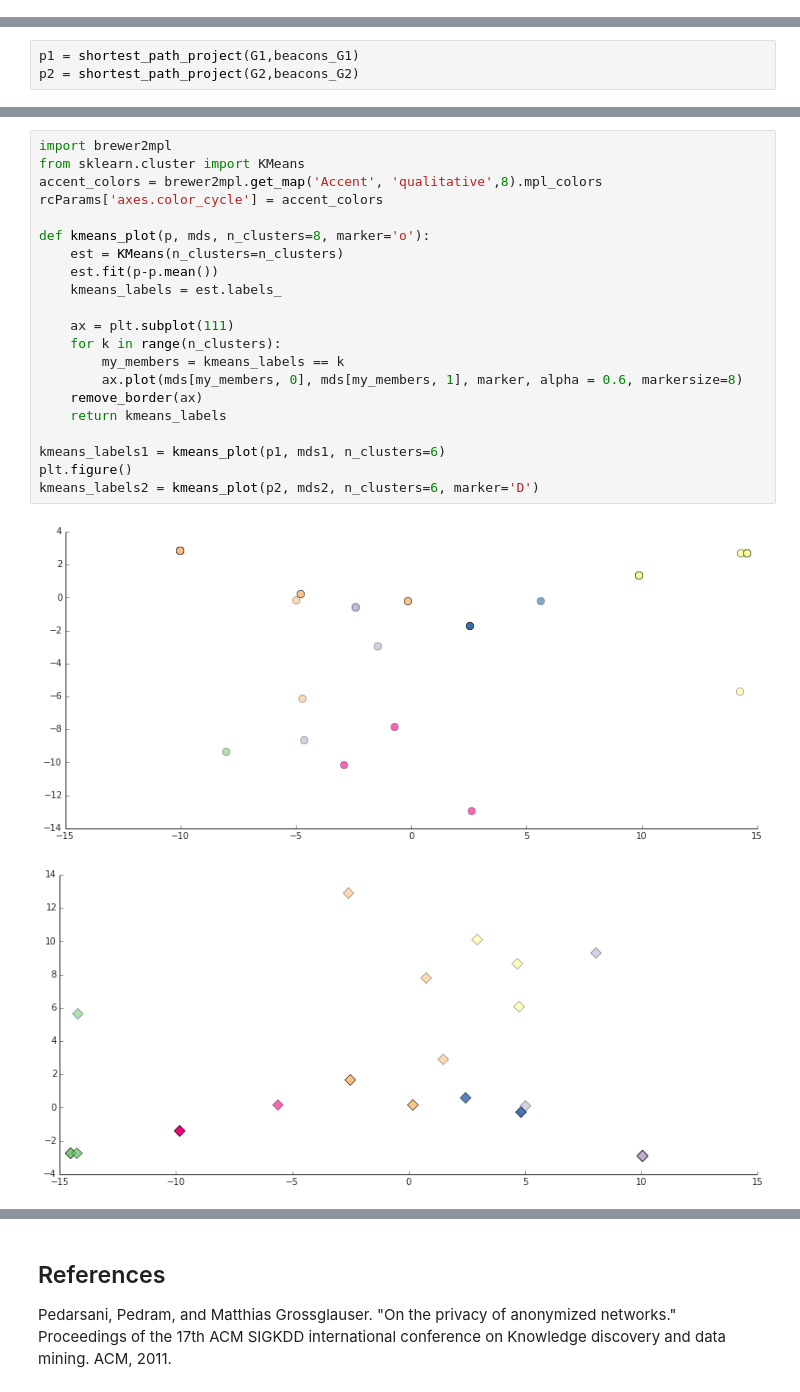
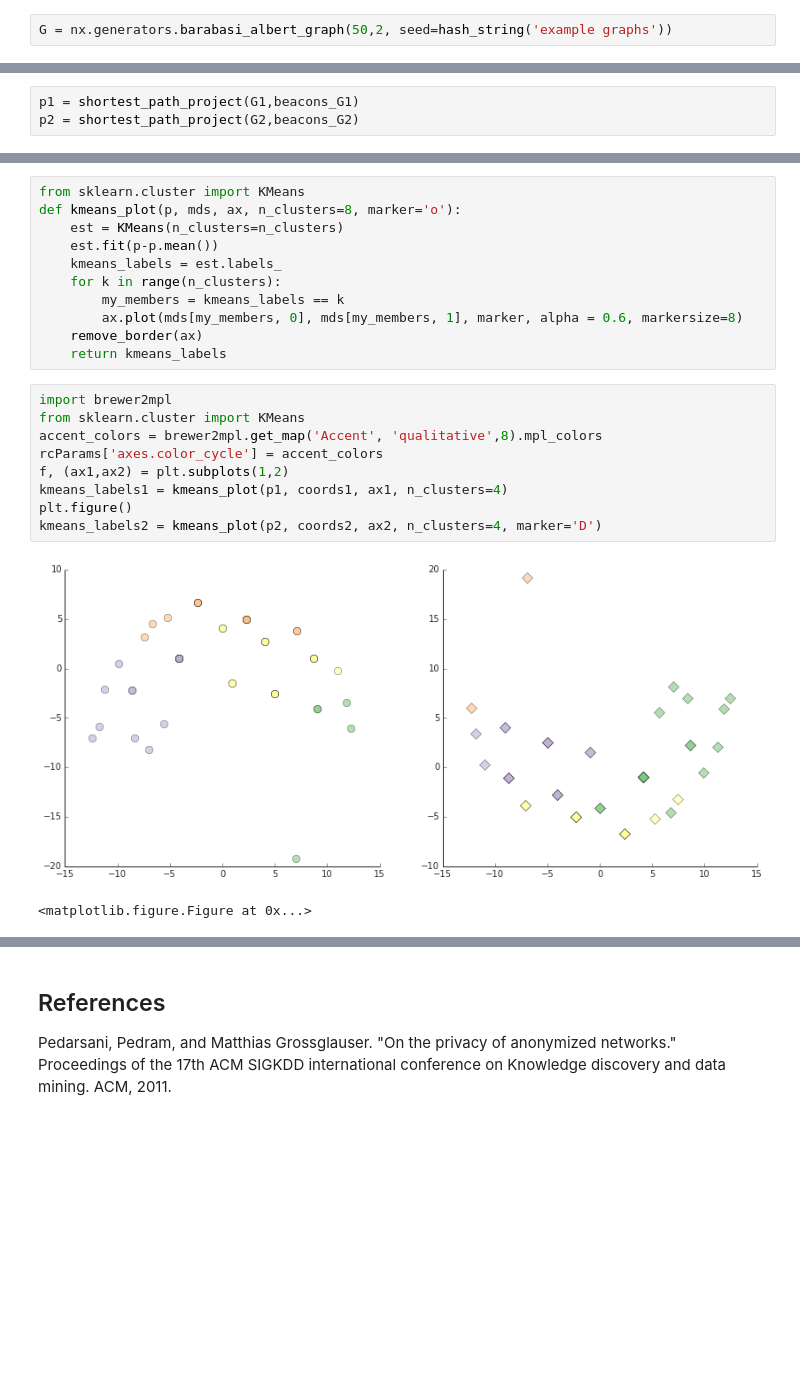
Before and after one commit to harrymvr/graph-isomorphism, a Jupyter notebook: graph-isomorphisms.ipynb, the cells around one changed output, grey strips where cells are left out. Cells and saved outputs as stored; diff of their text form; blank space fills up the shorter version.

```diff
--- a/graph-isomorphisms.ipynb
+++ b/graph-isomorphisms.ipynb
@@ -105,0 +115,2 @@ def visualize_beacons(G, beacons):
+# %%
+G = nx.generators.barabasi_albert_graph(50,2, seed=hash_string('example graphs'))
@@ -185,24 +215,23 @@ remove_border(ax)
 # %%
-import brewer2mpl
 from sklearn.cluster import KMeans
-accent_colors = brewer2mpl.get_map('Accent', 'qualitative',8).mpl_colors
-rcParams['axes.color_cycle'] = accent_colors
-
-def kmeans_plot(p, mds, n_clusters=8, marker='o'):
+def kmeans_plot(p, mds, ax, n_clusters=8, marker='o'):
     est = KMeans(n_clusters=n_clusters)
     est.fit(p-p.mean())
     kmeans_labels = est.labels_
-
-    ax = plt.subplot(111)
     for k in range(n_clusters):
         my_members = kmeans_labels == k
         ax.plot(mds[my_members, 0], mds[my_members, 1], marker, alpha = 0.6, markersize=8)
     remove_border(ax)
     return kmeans_labels
-
-kmeans_labels1 = kmeans_plot(p1, mds1, n_clusters=6)
-plt.figure()
-kmeans_labels2 = kmeans_plot(p2, mds2, n_clusters=6, marker='D')
-# %% [output]
-[figure, removed]
-[figure, removed]
+# %%
+import brewer2mpl
+from sklearn.cluster import KMeans
+accent_colors = brewer2mpl.get_map('Accent', 'qualitative',8).mpl_colors
+rcParams['axes.color_cycle'] = accent_colors
+f, (ax1,ax2) = plt.subplots(1,2)
+kmeans_labels1 = kmeans_plot(p1, coords1, ax1, n_clusters=4)
+plt.figure()
+kmeans_labels2 = kmeans_plot(p2, coords2, ax2, n_clusters=4, marker='D')
+# %% [output]
+[figure, added]
+<matplotlib.figure.Figure at 0x...>
```
Also changed, not shown: parts of 23 cells of this notebook.
